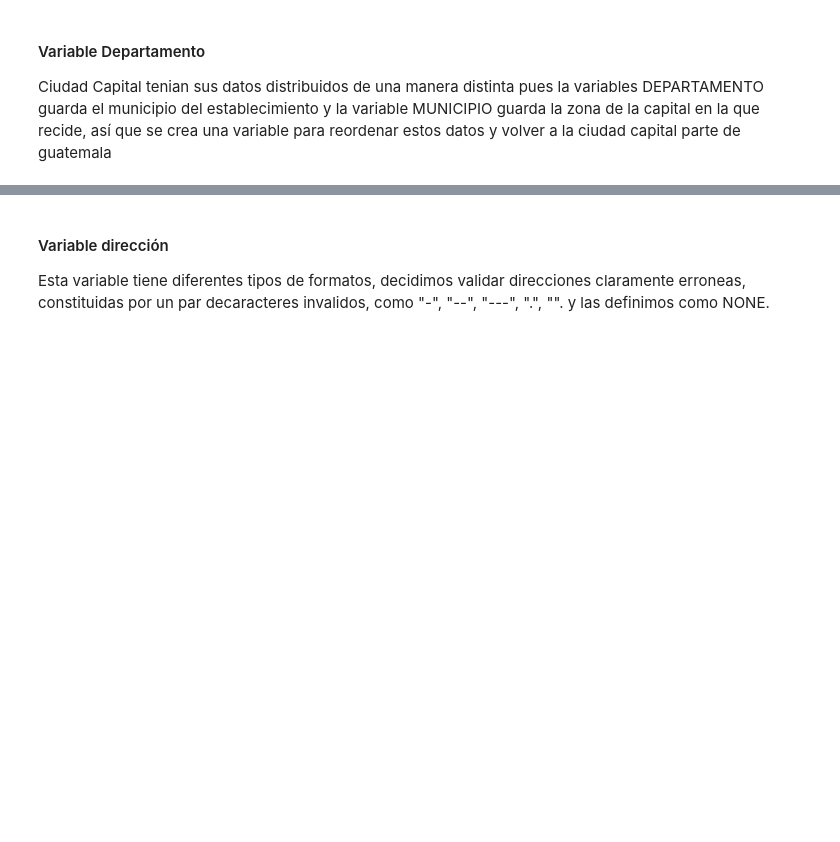
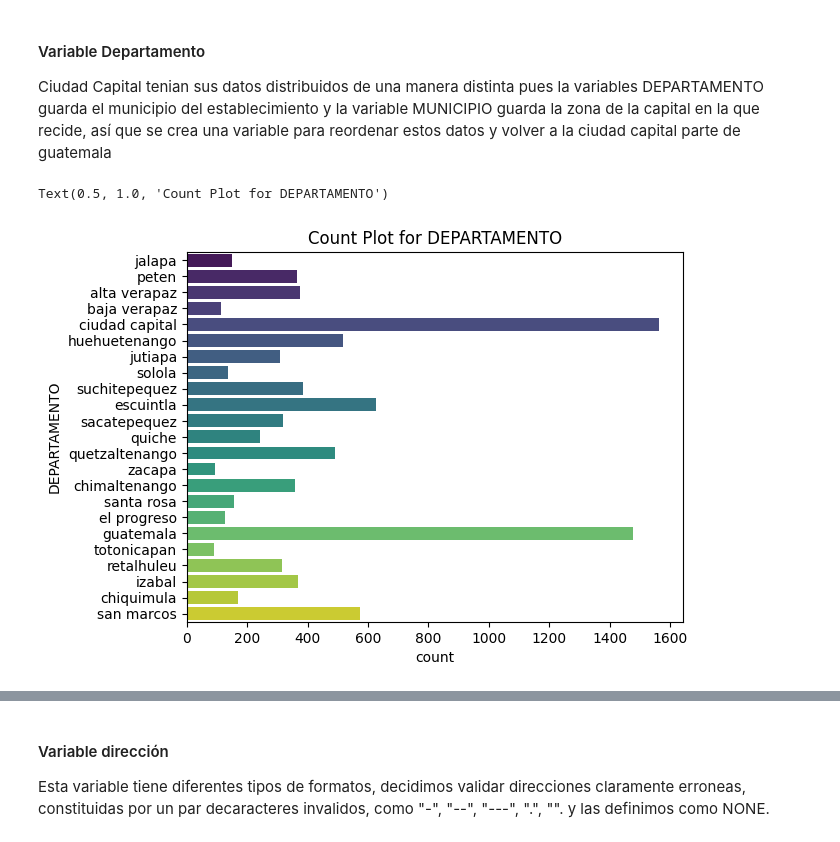
Before and after one commit to robertriosm/ds-project-1, a Jupyter notebook: Proyecto1DS (1).ipynb, the cells around one changed output, grey strips where cells are left out. Cells and saved outputs as stored; diff of their text form; code cells hidden in the pictures; blank space fills up the shorter version.

```diff
--- a/Proyecto1DS (1).ipynb
+++ b/Proyecto1DS (1).ipynb
@@ -135,5 +170,12 @@ df[cols_to_lower] = df[cols_to_lower].apply(remove_date_segments)
 #### Variable Departamento
 
 Ciudad Capital tenian sus datos distribuidos de una manera distinta pues la variables DEPARTAMENTO guarda el municipio del establecimiento y la variable MUNICIPIO guarda la zona de la capital en la que recide, así que se crea una variable para reordenar estos datos y volver a la ciudad capital parte de guatemala
+# %%
+column = "DEPARTAMENTO"
+sns.countplot(y=column, data=df, palette='viridis')
+plt.title(f'Count Plot for {column}')
+# %% [output]
+Text(0.5, 1.0, 'Count Plot for DEPARTAMENTO')
+[figure, added]
 # %%
 #creamos la variable zona para la ciudad capital
```
Also changed, not shown: parts of 35 cells of this notebook, 3 other files.
